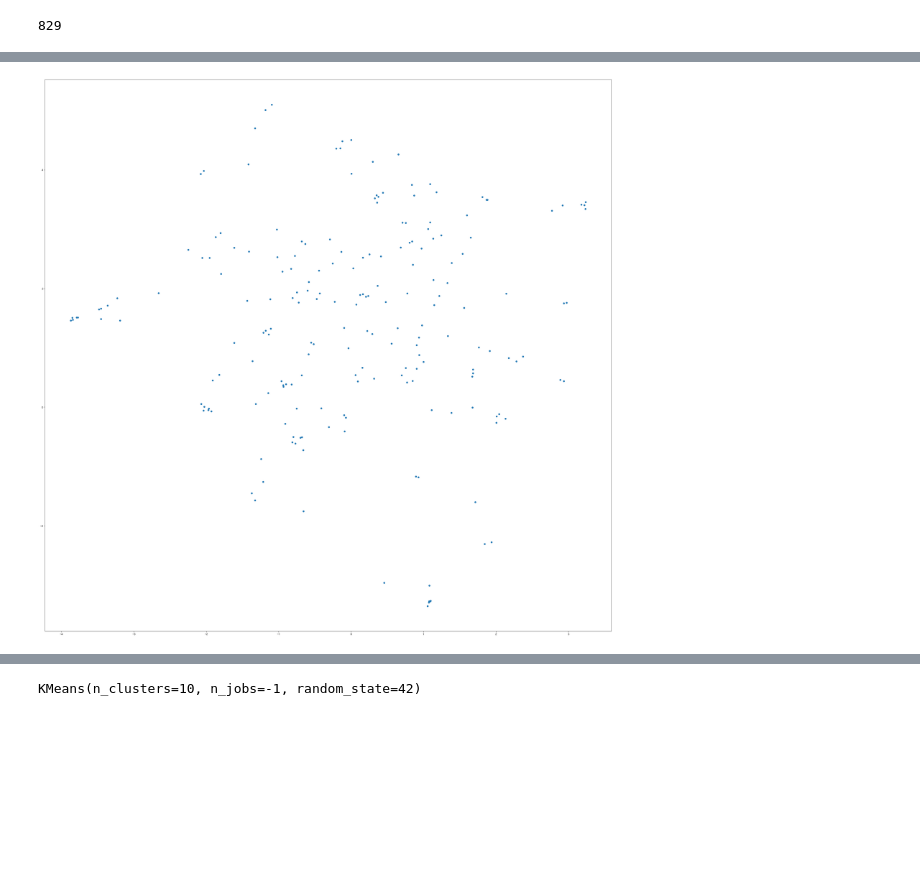
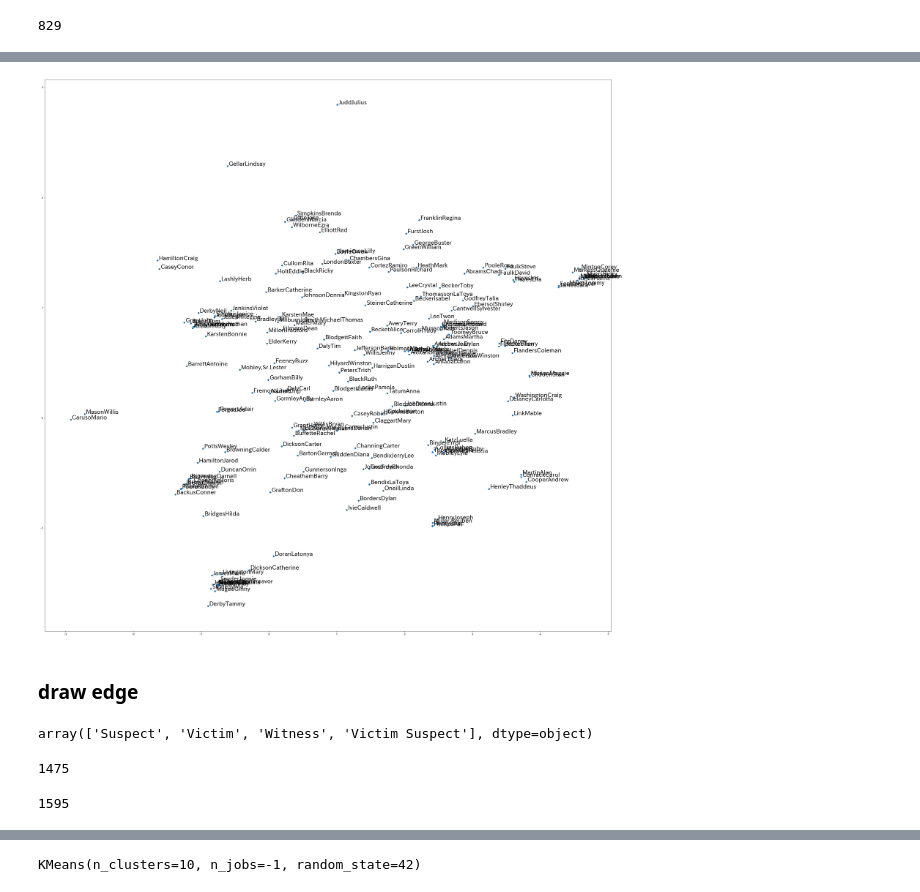
Before and after one commit to uni-3/network-analysis, a Jupyter notebook: notebooks/node2vec_rec.ipynb, the cells around one changed output, grey strips where cells are left out. Saved outputs shown, nothing was run; the diff lists cells and outputs as text; code cells hidden in the pictures; blank space fills up the shorter version.

Commit message:
add draw network

```diff
--- a/notebooks/node2vec_rec.ipynb
+++ b/notebooks/node2vec_rec.ipynb
@@ -18,6 +18,14 @@ import sys
 sys.path.append('../')
 
 import src.network_analytics as na
+# %%
+# node
+df_name = pd.read_csv('../data/moreno_crime/ent.moreno_crime_crime.person.name',
+                     header=None, sep="|")
+
+# edge
+df_role = pd.read_csv('../data/moreno_crime/rel.moreno_crime_crime.person.role',
+                     header=None, sep="|")
 # %%
 df_raw = pd.read_csv('../data/moreno_crime/out.moreno_crime_crime',
                      sep=' ', skiprows=2, header=None)
@@ -88,0 +115,8 @@ len(tokens)
+# %%
+def label_to_name(label, df_name):
+    l = int(label) - 1
+    name = df_name.query('index == @l').get(0).values[0]
+
+    return name
+# %%
+names = [label_to_name(l, df_name) for l in labels]
@@ -93,14 +129,20 @@ emb = umap.UMAP().fit_transform(tokens)
 # %%
 plt.figure(figsize=(40, 40))
 n_plot = 200
 plt.scatter(emb[:n_plot, 0], emb[:n_plot, 1])
 
 # TODO get label
-#for label, x, y in zip(labels[:n_plot], emb[:n_plot, 0], emb[:n_plot, 1]):
+for name, x, y in zip(names[:n_plot], emb[:n_plot, 0], emb[:n_plot, 1]):
 
-    #plt.annotate(item_labels[label], xy=(x, y), size=23
-    #             , xytext=(5, 2), textcoords='offset points')
+    plt.annotate(name, xy=(x, y), size=23
+                 , xytext=(5, 2), textcoords='offset points')
 
 plt.show()
 # %% [output]
-[figure, old version]
+[figure, new version]
+# %% [markdown]
+### draw edge
+# %%
+df_role[0].unique()
+# %% [output]
+array(['Suspect', 'Victim', 'Witness', 'Victim Suspect'], dtype=object)
@@ -106,0 +156,8 @@ plt.show()
+# %%
+len(g.edges)
+# %% [output]
+1475
+# %%
+len(g1)+len(g2)
+# %% [output]
+1595
```
Also changed, not shown: parts of 13 cells of this notebook.
